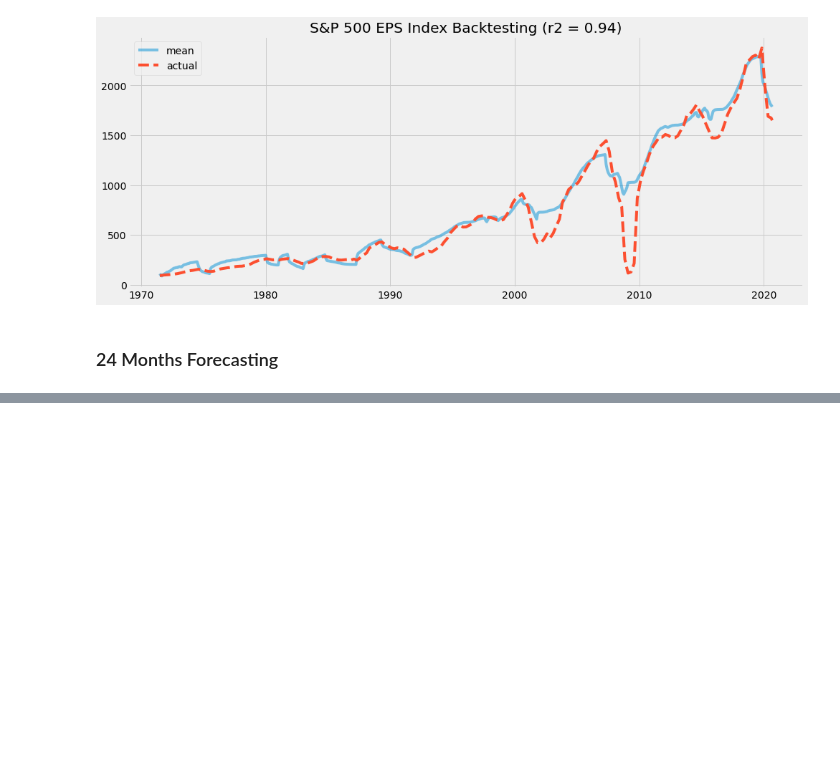
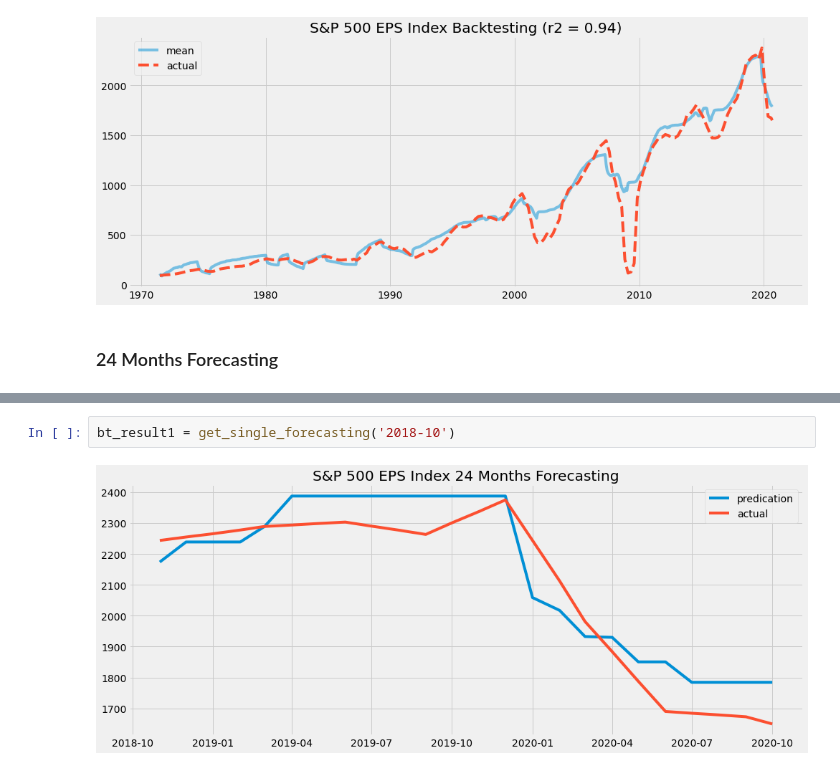
Before and after one commit to chenxd2/DSI-KPMG-Capstone, a Jupyter notebook: Ensemble_Backtesting.ipynb, the cells around one changed output, grey strips where cells are left out. Drawn from its saved outputs; the diff is of its cells as text; blank space fills up the shorter version.

```diff
--- a/Ensemble_Backtesting.ipynb
+++ b/Ensemble_Backtesting.ipynb
@@ -231,0 +221,4 @@ plt.show()
+# %%
+bt_result1 = get_single_forecasting('2018-10')
+# %% [output]
+[figure, added]
```
Also changed, not shown: parts of 13 cells of this notebook.
